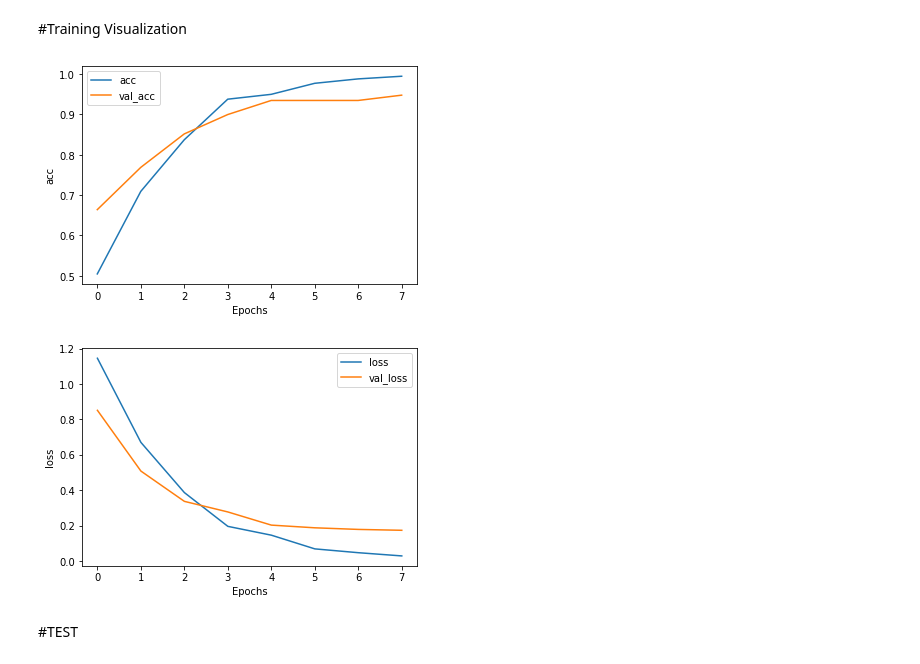
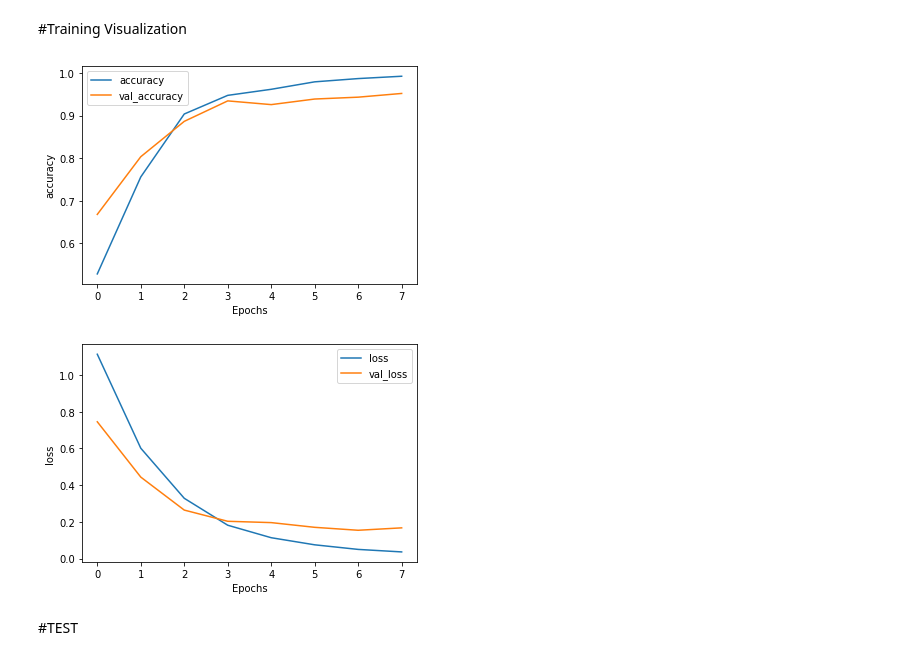
Before and after one commit to Sastrogumilo/Simple_SMS_Spam, a Jupyter notebook: SMS_Spam.ipynb, the cells around one changed output. Cells and saved outputs as stored; diff of their text form; code cells hidden in the pictures.

Commit message:
added model callback to save

```diff
--- a/SMS_Spam.ipynb
+++ b/SMS_Spam.ipynb
@@ -341,9 +370,17 @@ Trainable params: 138,564
 Non-trainable params: 0
 _________________________________________________________________
 # %%
-model.compile(loss='sparse_categorical_crossentropy', optimizer='adam', metrics=['accuracy'])
+import tensorflow as tf
+
+model.compile(loss=tf.losses.SparseCategoricalCrossentropy(), #sparse_categorical_crossentropy
+              optimizer='adam',
+              metrics=['accuracy'],)
+# %%
+from tensorflow.keras.callbacks import ModelCheckpoint
+modelName ="SMS_Fraud2.hdf5"
+checkpoint = ModelCheckpoint(modelName, monitor='val_loss', verbose=1, save_best_only=True, mode='min',)
 # %%
 num_epochs = 8
 history = model.fit(train_padded, training_label_seq, epochs=num_epochs,
-                    validation_data=(validation_padded, validation_label_seq), verbose=1)
+                    validation_data=(validation_padded, validation_label_seq), callbacks = [checkpoint])
 # %% [output]
@@ -369,16 +406,16 @@ Epoch 8/8
 # %%
 def plot_graphs(history, string):
   plt.plot(history.history[string])
   plt.plot(history.history['val_'+string])
   plt.xlabel("Epochs")
   plt.ylabel(string)
   plt.legend([string, 'val_'+string])
   plt.show()
 
-plot_graphs(history, "acc")
+plot_graphs(history, "accuracy")
 plot_graphs(history, "loss")
 # %% [output]
-[figure, old version]
+[figure, new version]
-[figure, old version]
+[figure, new version]
 # %% [markdown]
 #TEST
```
Also changed, not shown: parts of 13 cells of this notebook, 1 other file.
